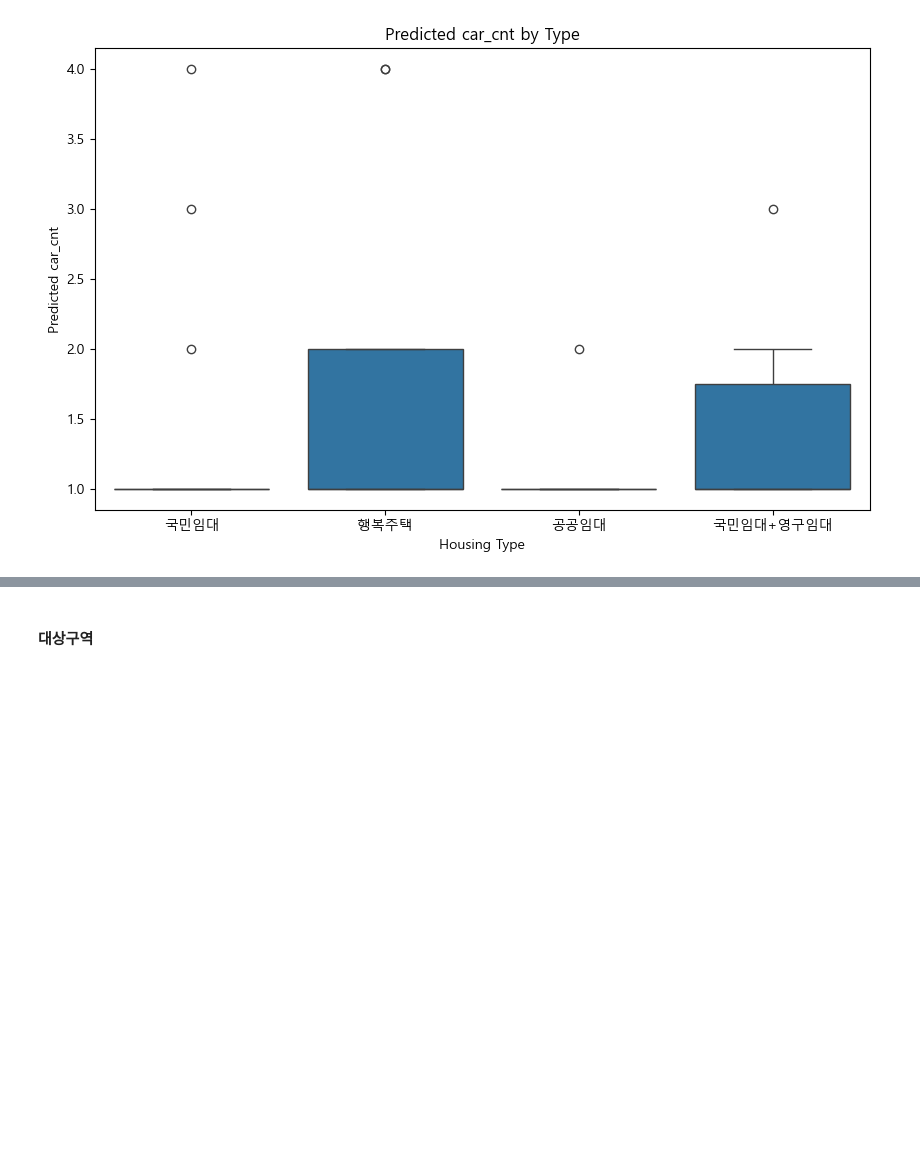
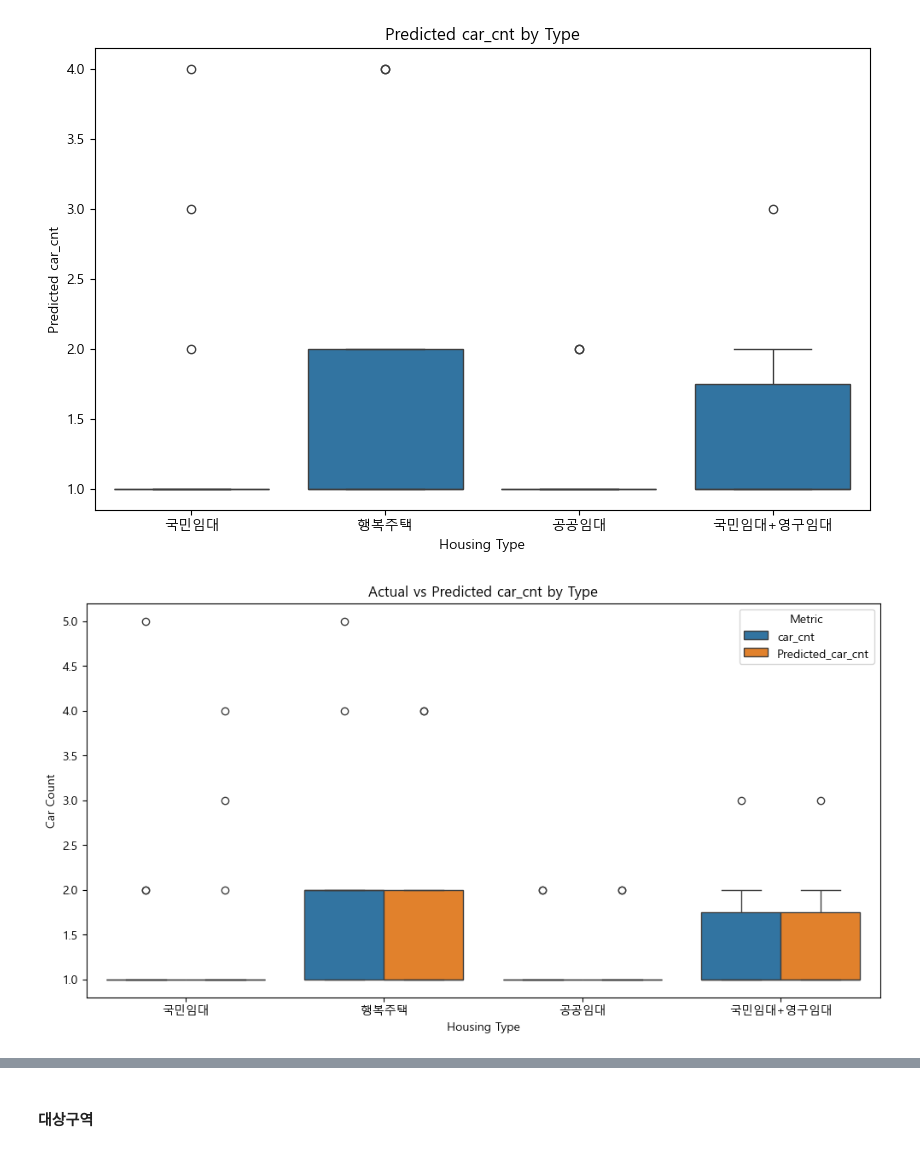
Before and after one commit to DDalaDDula/Estimating_the_Appropriate_Number_of_Publichousing_Sharedvehicle, a Jupyter notebook: 공유차_규모.ipynb, the cells around one changed output, grey strips where cells are left out. Cells and saved outputs as stored; diff of their text form; code cells hidden in the pictures; blank space fills up the shorter version.

```diff
--- a/공유차_규모.ipynb
+++ b/공유차_규모.ipynb
@@ -773,6 +732,31 @@ plt.ylabel("Predicted car_cnt")
 plt.show()
 # %% [output]
 [figure]
+# %%
+import matplotlib.pyplot as plt
+import seaborn as sns
+
+# 실제값과 예측값 데이터를 합친 데이터프레임 준비
+comparison_df = property_merge.copy()
+
+# 데이터 재구조화: Metric 열 추가 (Actual과 Predicted 구분)
+comparison_melted = comparison_df.melt(
+    id_vars=['type'],
+    value_vars=['car_cnt', 'Predicted_car_cnt'],
+    var_name='Metric',
+    value_name='car_count'  # 기존 열 이름과 충돌하지 않도록 변경
+)
+
+# Box Plot 생성
+plt.figure(figsize=(12, 6))
+sns.boxplot(data=comparison_melted, x='type', y='car_count', hue='Metric')
+plt.title("Actual vs Predicted car_cnt by Type")
+plt.xlabel("Housing Type")
+plt.ylabel("Car Count")
+plt.legend(title="Metric", loc="upper right")
+plt.show()
+# %% [output]
+[figure, added]
 # %%
 evaluation_results
 # %% [output]
```
Also changed, not shown: parts of 20 cells of this notebook.
